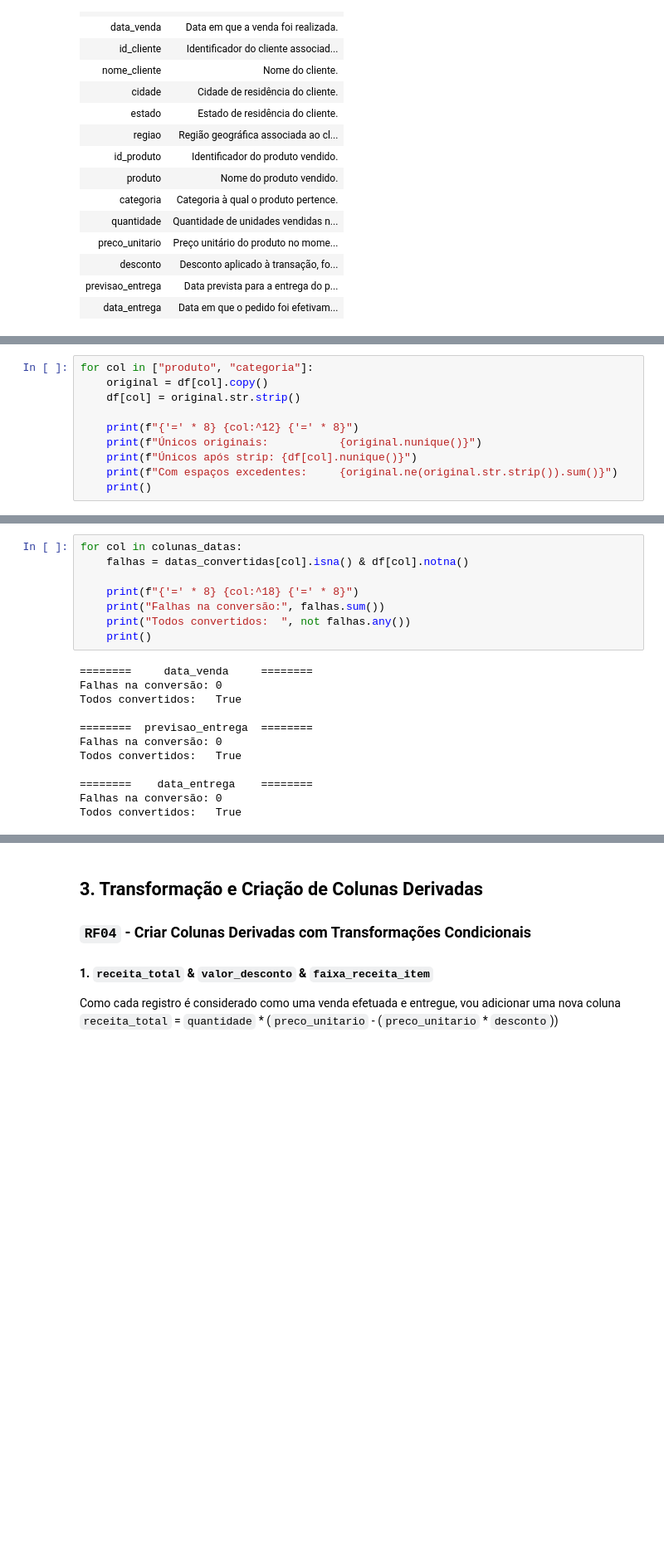
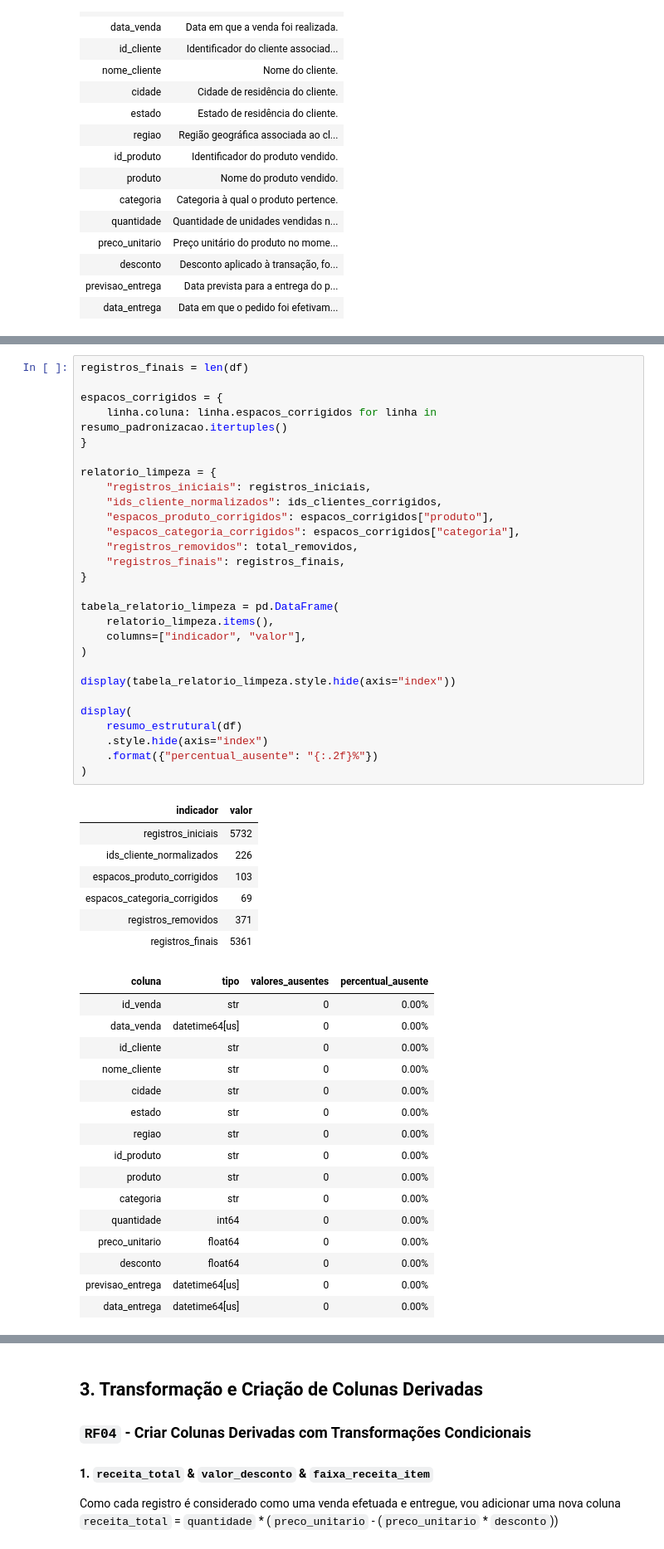
Before and after one commit to CorreaBrunoMiguel/sales-insight-py, a Jupyter notebook: notebooks/sales_insight.ipynb, the cells around one changed output, grey strips where cells are left out. Shown at 83% size. Drawn from its saved outputs; the diff is of its cells as text; blank space fills up the shorter version.

```diff
--- a/notebooks/sales_insight.ipynb
+++ b/notebooks/sales_insight.ipynb
@@ -357,10 +289,0 @@ Fora do padrão: 0
-# %%
-for col in ["produto", "categoria"]:
-    original = df[col].copy()
-    df[col] = original.str.strip()
-
-    print(f"{'=' * 8} {col:^12} {'=' * 8}")
-    print(f"Únicos originais:           {original.nunique()}")
-    print(f"Únicos após strip: {df[col].nunique()}")
-    print(f"Com espaços excedentes:     {original.ne(original.str.strip()).sum()}")
-    print()
@@ -413,21 +368,53 @@ datas_convertidas = df[colunas_datas].apply(pd.to_datetime, errors="coerce")
 # %%
-for col in colunas_datas:
-    falhas = datas_convertidas[col].isna() & df[col].notna()
+registros_finais = len(df)
 
-    print(f"{'=' * 8} {col:^18} {'=' * 8}")
-    print("Falhas na conversão:", falhas.sum())
-    print("Todos convertidos:  ", not falhas.any())
-    print()
+espacos_corrigidos = {
+    linha.coluna: linha.espacos_corrigidos for linha in resumo_padronizacao.itertuples()
+}
+
+relatorio_limpeza = {
+    "registros_iniciais": registros_iniciais,
+    "ids_cliente_normalizados": ids_clientes_corrigidos,
+    "espacos_produto_corrigidos": espacos_corrigidos["produto"],
+    "espacos_categoria_corrigidos": espacos_corrigidos["categoria"],
+    "registros_removidos": total_removidos,
+    "registros_finais": registros_finais,
+}
+
+tabela_relatorio_limpeza = pd.DataFrame(
+    relatorio_limpeza.items(),
+    columns=["indicador", "valor"],
+)
+
+display(tabela_relatorio_limpeza.style.hide(axis="index"))
+
+display(
+    resumo_estrutural(df)
+    .style.hide(axis="index")
+    .format({"percentual_ausente": "{:.2f}%"})
+)
 # %% [output]
-========     data_venda     ========
-Falhas na conversão: 0
-Todos convertidos:   True
-
-========  previsao_entrega  ========
-Falhas na conversão: 0
-Todos convertidos:   True
-
-========    data_entrega    ========
-Falhas na conversão: 0
-Todos convertidos:   True
+| indicador | valor |
+| registros_iniciais | 5732 |
+| ids_cliente_normalizados | 226 |
+| espacos_produto_corrigidos | 103 |
+| espacos_categoria_corrigidos | 69 |
+| registros_removidos | 371 |
+| registros_finais | 5361 |
+| coluna | tipo | valores_ausentes | percentual_ausente |
+| id_venda | str | 0 | 0.00% |
+| data_venda | datetime64[us] | 0 | 0.00% |
+| id_cliente | str | 0 | 0.00% |
+| nome_cliente | str | 0 | 0.00% |
+| cidade | str | 0 | 0.00% |
+| estado | str | 0 | 0.00% |
+| regiao | str | 0 | 0.00% |
+| id_produto | str | 0 | 0.00% |
+| produto | str | 0 | 0.00% |
+| categoria | str | 0 | 0.00% |
+| quantidade | int64 | 0 | 0.00% |
+| preco_unitario | float64 | 0 | 0.00% |
+| desconto | float64 | 0 | 0.00% |
+| previsao_entrega | datetime64[us] | 0 | 0.00% |
+| data_entrega | datetime64[us] | 0 | 0.00% |
 # %% [markdown]
```
Also changed, not shown: parts of 43 cells of this notebook.
